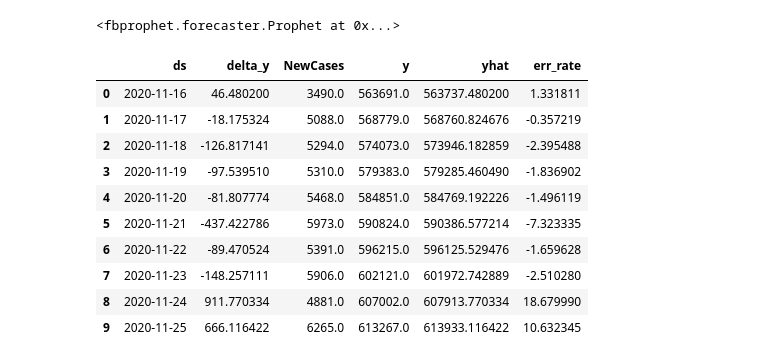
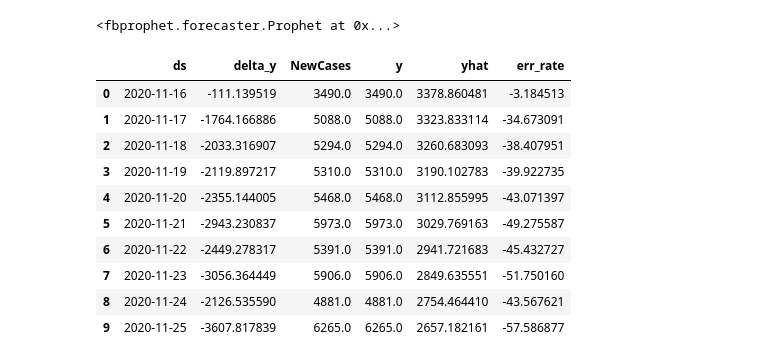
Before and after one commit to brookzhcn/covid-xprize-prawn, a Jupyter notebook: prawn/prophet_predictor.ipynb, the cells around one changed output. Cells and saved outputs as stored; diff of their text form; code cells hidden in the pictures.

```diff
--- a/prawn/prophet_predictor.ipynb
+++ b/prawn/prophet_predictor.ipynb
@@ -25,11 +25,14 @@ df = data_processor.df
 #m1 = df['GeoID'] == 'Aruba'
 m1 = df['GeoID'] == 'United States / New York'
 # m2 = df['NewCases']>0
-df = df[ m1 ].copy()
+# start_date = '2020-9-1'
+# m3 = df['Date'] > start_date
+df = df[ m1].copy()
 df['ds'] = df['Date']
-df['y'] = df['ConfirmedCases'] + 1
-cap = 900000
+# df['y'] = df['ConfirmedCases'] + 1
+df['y'] = df['NewCases']
+cap = 20000
 df['cap'] = cap
 df['floor'] = 0
 df.head()
-#df[df['NewCases']<10]
+# df[df['NewCases']<10]
@@ -47,6 +58,11 @@ NPI_COLUMNS = ['C1_School closing',
                'H3_Contact tracing',
                'H6_Facial Coverings'
               ]
-for column in NPI_COLUMNS:
-    model.add_regressor(column, prior_scale=0.005, standardize=True, mode='multiplicative')
-    # model.add_regressor(column, prior_scale=0.005, standardize=True, mode='additive')
+df['C_avg'] = df['C1_School closing'] + df['C2_Workplace closing']+df['C4_Restrictions on gatherings'] \
+           +df['C5_Close public transport'] + df['C6_Stay at home requirements']\
+           +df['C7_Restrictions on internal movement']\
+           +df['C8_International travel controls']
+df['H_avg'] = df['H1_Public information campaigns'] + df['H2_Testing policy'] + df['H3_Contact tracing'] \
+                + df['H6_Facial Coverings']
+
+USE_COLUMNS = NPI_COLUMNS
@@ -61,19 +79,6 @@ for column in NPI_COLUMNS:
 # %%
-NPI_COLUMNS = ['C1_School closing',
-               'C2_Workplace closing',
-               'C3_Cancel public events',
-               'C4_Restrictions on gatherings',
-               'C5_Close public transport',
-               'C6_Stay at home requirements',
-               'C7_Restrictions on internal movement',
-               'C8_International travel controls',
-               'H1_Public information campaigns',
-               'H2_Testing policy',
-               'H3_Contact tracing',
-               'H6_Facial Coverings'
-              ]
-for column in NPI_COLUMNS:
-    model.add_regressor(column, prior_scale=0.005, standardize=True, mode='multiplicative')
+for column in USE_COLUMNS:
+    model.add_regressor(column, prior_scale=0.05, standardize=True, )
     # model.add_regressor(column, prior_scale=0.005, standardize=True, mode='additive')
 # %%
 np.concatenate([df['C1_School closing'],np.random.randint(0, 5, size=30)], axis=0).shape
@@ -86,25 +91,25 @@ model.fit(df)
 # %%
 from fbprophet.diagnostics import cross_validation
 cutoffs = pd.to_datetime(['2020-11-15'])
 df_cv = cross_validation(model,cutoffs=cutoffs , horizon = '30 days')
 df_cv['delta_y'] =df_cv['yhat']-df_cv['y']
 df_cv['Date'] = df_cv['ds']
 df_cv = df_cv.merge(df, on=['Date'], how='left', suffixes=('', '_y'))
-df_cv['err_rate'] = df_cv['delta_y']/df_cv['NewCases'] * 100
+df_cv['err_rate'] = df_cv['delta_y']/df_cv['y'] * 100
 df_cv[['ds','delta_y','NewCases', 'y', 'yhat', 'err_rate']]
 #df_cv.columns
 # %% [output]
 |  | ds | delta_y | NewCases | y | yhat | err_rate |
-| 0 | 2020-11-16 | 46.480200 | 3490.0 | 563691.0 | 563737.480200 | 1.331811 |
-| 1 | 2020-11-17 | -18.175324 | 5088.0 | 568779.0 | 568760.824676 | -0.357219 |
-| 2 | 2020-11-18 | -126.817141 | 5294.0 | 574073.0 | 573946.182859 | -2.395488 |
-| 3 | 2020-11-19 | -97.539510 | 5310.0 | 579383.0 | 579285.460490 | -1.836902 |
-| 4 | 2020-11-20 | -81.807774 | 5468.0 | 584851.0 | 584769.192226 | -1.496119 |
-| 5 | 2020-11-21 | -437.422786 | 5973.0 | 590824.0 | 590386.577214 | -7.323335 |
-| 6 | 2020-11-22 | -89.470524 | 5391.0 | 596215.0 | 596125.529476 | -1.659628 |
-| 7 | 2020-11-23 | -148.257111 | 5906.0 | 602121.0 | 601972.742889 | -2.510280 |
-| 8 | 2020-11-24 | 911.770334 | 4881.0 | 607002.0 | 607913.770334 | 18.679990 |
-| 9 | 2020-11-25 | 666.116422 | 6265.0 | 613267.0 | 613933.116422 | 10.632345 |
+| 0 | 2020-11-16 | -111.139519 | 3490.0 | 3490.0 | 3378.860481 | -3.184513 |
+| 1 | 2020-11-17 | -1764.166886 | 5088.0 | 5088.0 | 3323.833114 | -34.673091 |
+| 2 | 2020-11-18 | -2033.316907 | 5294.0 | 5294.0 | 3260.683093 | -38.407951 |
+| 3 | 2020-11-19 | -2119.897217 | 5310.0 | 5310.0 | 3190.102783 | -39.922735 |
+| 4 | 2020-11-20 | -2355.144005 | 5468.0 | 5468.0 | 3112.855995 | -43.071397 |
+| 5 | 2020-11-21 | -2943.230837 | 5973.0 | 5973.0 | 3029.769163 | -49.275587 |
+| 6 | 2020-11-22 | -2449.278317 | 5391.0 | 5391.0 | 2941.721683 | -45.432727 |
+| 7 | 2020-11-23 | -3056.364449 | 5906.0 | 5906.0 | 2849.635551 | -51.750160 |
+| 8 | 2020-11-24 | -2126.535590 | 4881.0 | 4881.0 | 2754.464410 | -43.567621 |
+| 9 | 2020-11-25 | -3607.817839 | 6265.0 | 6265.0 | 2657.182161 | -57.586877 |
 # %%
 from fbprophet.diagnostics import performance_metrics
 df_p = performance_metrics(df_cv)
```
Also changed, not shown: parts of 9 cells of this notebook, 3 other files.
